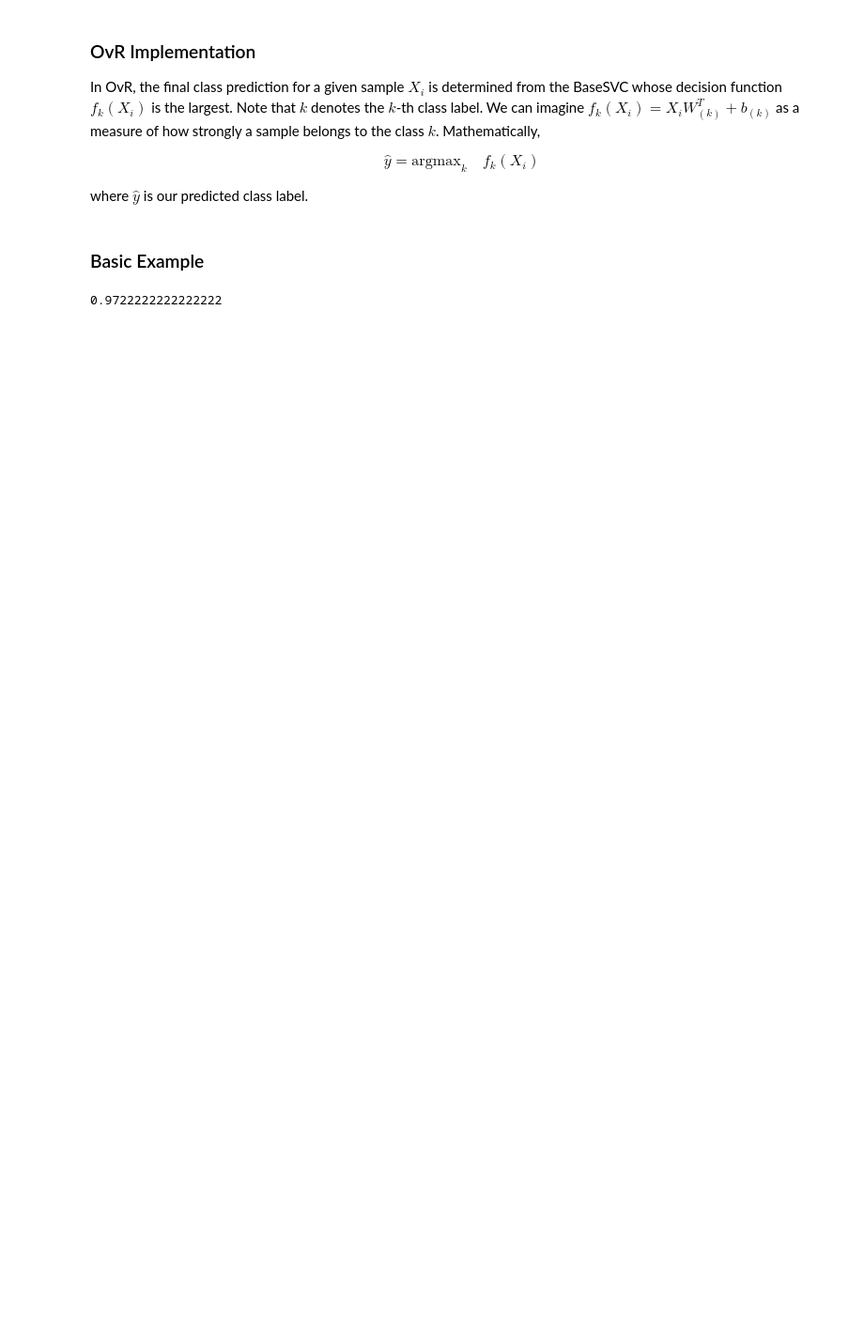
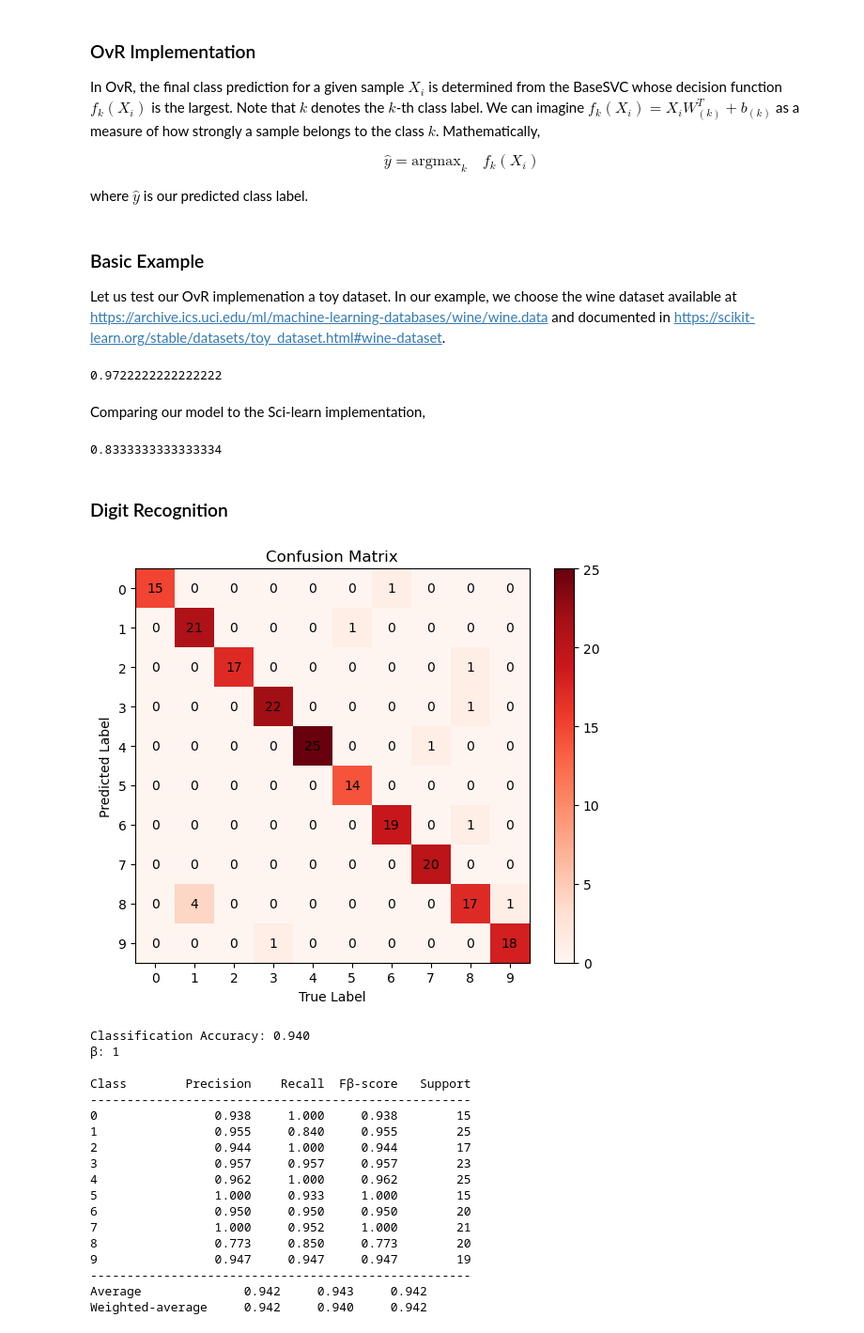
Before and after one commit to xPrithvi/Machine-Learning-From-Scratch, a Jupyter notebook: Multiclass SVC.ipynb, the cells around one changed output. Shown at 94% size. Drawn from its saved outputs; the diff is of its cells as text; code cells hidden in the pictures; blank space fills up the shorter version.

```diff
--- a/Multiclass SVC.ipynb
+++ b/Multiclass SVC.ipynb
@@ -109,6 +109,8 @@ class SVC():
         return clf
 # %% [markdown]
 ### Basic Example
+
+Let us test our OvR implemenation a toy dataset. In our example, we choose the wine dataset available at https://archive.ics.uci.edu/ml/machine-learning-databases/wine/wine.data and documented in https://scikit-learn.org/stable/datasets/toy_dataset.html#wine-dataset.
 # %%
 # Importing dataset,
 from sklearn.datasets import load_wine
@@ -124,3 +127,56 @@ clf.fit(X_train, y_train)
 clf.score(X_test, y_test)
 # %% [output]
 0.9722222222222222
+# %% [markdown]
+Comparing our model to the Sci-learn implementation,
+# %%
+# Importing,
+from sklearn.multiclass import OneVsRestClassifier
+from sklearn.svm import SVC as SKSVC
+
+# Training model,
+sk_clf = OneVsRestClassifier(SKSVC()) # <-- OvR scheme is a wrapper around the base model.
+sk_clf.fit(X_train, y_train)
+sk_clf.score(X_test, y_test)
+# %% [output]
+0.8333333333333334
+# %% [markdown]
+### Digit Recognition
+# %%
+# Importing dataset,
+from sklearn.datasets import load_digits
+from utils.ConfusionMatrix import ConfusionMatrix, PlotConfusionMatrix # <-- Our implementation.
+
+# Creating data split,
+digit_dataset = load_digits()
+X, y = digit_dataset["data"][0:1000], digit_dataset["target"][0:1000]
+X_train, X_test, y_train, y_test = train_test_split(X, y, test_size=0.2, random_state=0)
+
+# Training model,
+clf = SVC()
+clf.fit(X_train, y_train)
+
+# Creating confusion matrix,
+conf_matrix = ConfusionMatrix(clf, X_test, y_test)
+PlotConfusionMatrix(conf_matrix)
+conf_matrix.report()
+# %% [output]
+[figure, added]
+Classification Accuracy: 0.940
+β: 1
+
+Class        Precision    Recall  Fβ-score   Support
+----------------------------------------------------
+0                0.938     1.000     0.938        15
+1                0.955     0.840     0.955        25
+2                0.944     1.000     0.944        17
+3                0.957     0.957     0.957        23
+4                0.962     1.000     0.962        25
+5                1.000     0.933     1.000        15
+6                0.950     0.950     0.950        20
+7                1.000     0.952     1.000        21
+8                0.773     0.850     0.773        20
+9                0.947     0.947     0.947        19
+----------------------------------------------------
+Average              0.942     0.943     0.942
+Weighted-average     0.942     0.940     0.942
```
Also changed, not shown: parts of 5 cells of this notebook, 2 other files.
